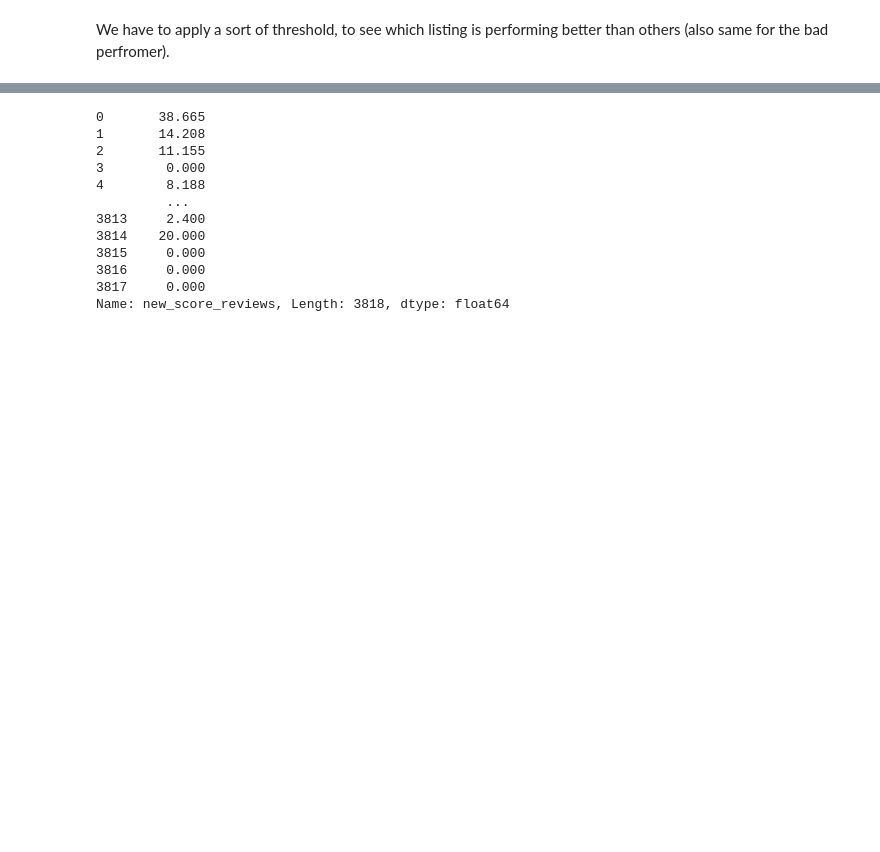
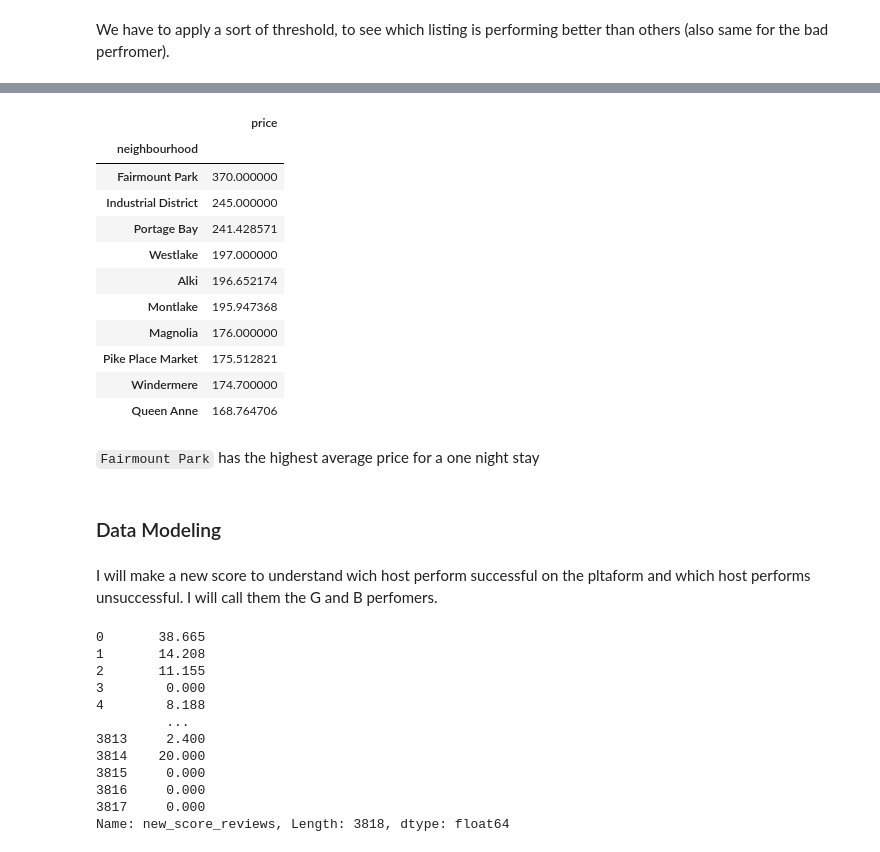
Before and after one commit to Mehranmzn/DataScience-Nanodegree, a Jupyter notebook: notebooks/Project 1/Project_1_Seatle_Airbnb.ipynb, the cells around one changed output, grey strips where cells are left out. Saved outputs shown, nothing was run; the diff lists cells and outputs as text; code cells hidden in the pictures; blank space fills up the shorter version.

```diff
--- a/notebooks/Project 1/Untitled.ipynb
+++ b/notebooks/Project 1/Project_1_Seatle_Airbnb.ipynb
@@ -251,3 +379,29 @@ We have to apply a sort of threshold, to see which listing is performing better
+# %%
+# group numerical variables by country
+df_neighbourhood = listings_df.groupby('neighbourhood').agg('mean')
+# %%
+# create df with 10 countries with most average points
+df_neighbourhood_sorted = df_neighbourhood[['price']].sort_values(by='price', ascending=False)[:10]
+df_neighbourhood_sorted
+# %% [output]
+|  | price |
+| neighbourhood |  |
+| Fairmount Park | 370.000000 |
+| Industrial District | 245.000000 |
+| Portage Bay | 241.428571 |
+| Westlake | 197.000000 |
+| Alki | 196.652174 |
+| Montlake | 195.947368 |
+| Magnolia | 176.000000 |
+| Pike Place Market | 175.512821 |
+| Windermere | 174.700000 |
+| Queen Anne | 168.764706 |
+# %% [markdown]
+`Fairmount Park` has the highest average price for a one night stay
+# %% [markdown]
+### Data Modeling
+# %% [markdown]
+I will make a new score to understand wich host perform successful on the pltaform and which host performs unsuccessful. I will call them the G and B perfomers.
 # %%
 # make a score: combination of reviews per month & score rating:
 def calculate_new_score_reviews(row):
```
Also changed, not shown: parts of 16 cells of this notebook, 1 other file.
